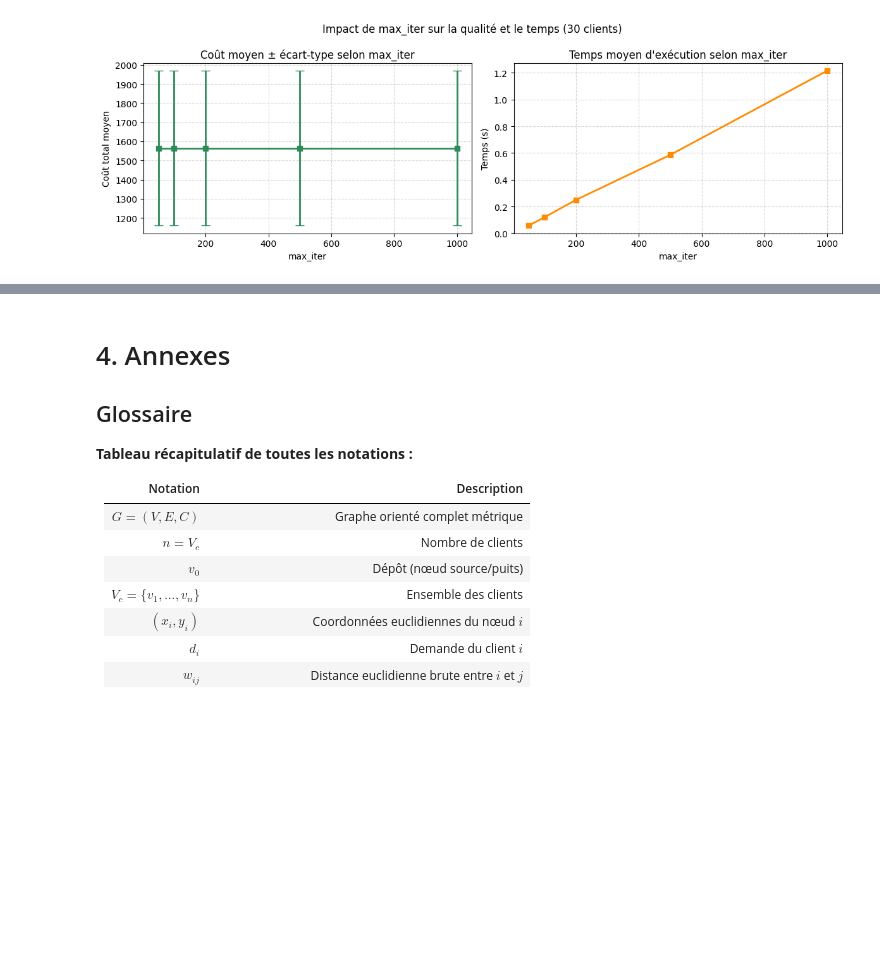
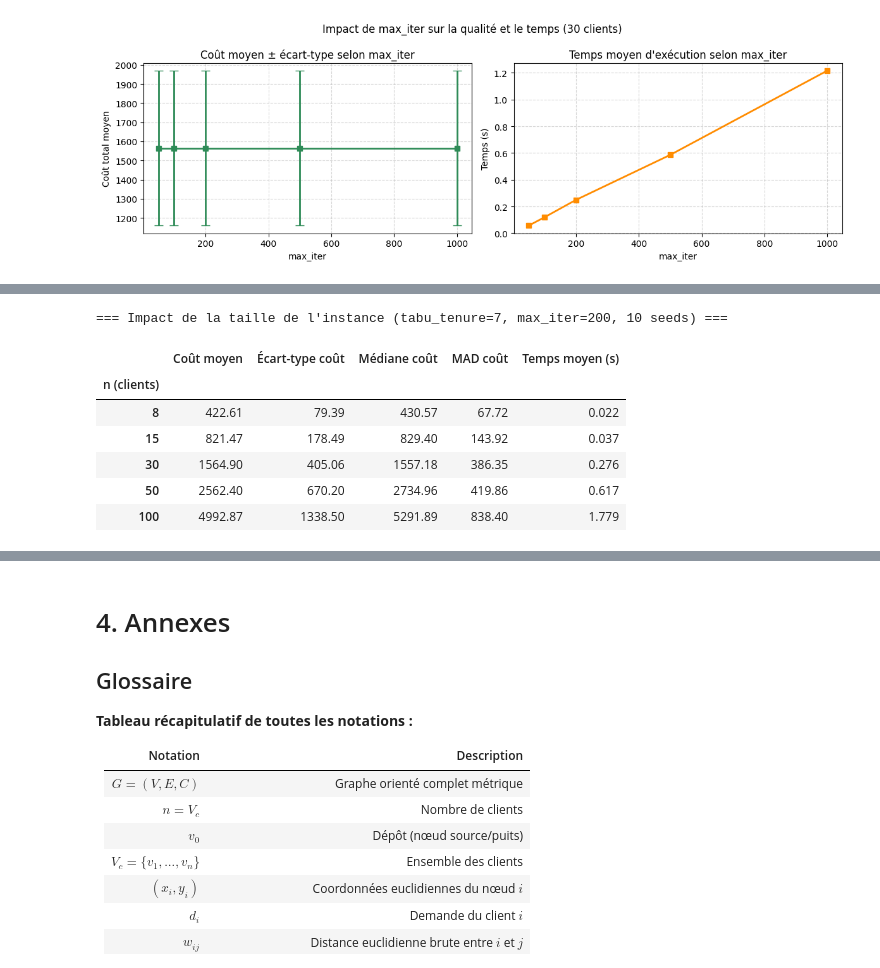
Before and after one commit to LonelyBadeline/CesiCDP, a Jupyter notebook: CesiCDP.ipynb, the cells around one changed output, grey strips where cells are left out. Saved outputs shown, nothing was run; the diff lists cells and outputs as text; code cells hidden in the pictures; blank space fills up the shorter version.

```diff
--- a/CesiCDP.ipynb
+++ b/CesiCDP.ipynb
@@ -1782,0 +1786,48 @@ On comparera les résultats obtenus sur les trois catégories d'instances (petit
+# %%
+SIZES = [8, 15, 30, 50, 100]
+TENURE_OPT  = 7
+MAX_ITER_OPT = 200
+
+results_size = []
+
+for n in SIZES:
+    costs, times = [], []
+    for seed in range(N_SEEDS):
+        coords_s, dist_s = generate_instance(n, seed=seed)
+        demands_s = [0] + [np.random.default_rng(seed).integers(1, 11).item()
+                           for _ in range(n - 1)]
+        t0 = time.time()
+        _, cost = tabu_search_cvrp(
+            dist_s, demands_s, CAPACITY,
+            tabu_tenure=TENURE_OPT,
+            max_iter=MAX_ITER_OPT
+        )
+        elapsed = time.time() - t0
+        costs.append(cost)
+        times.append(elapsed)
+
+    costs = np.array(costs)
+    times = np.array(times)
+    mad_cost = np.median(np.abs(costs - np.median(costs)))
+
+    results_size.append({
+        "n (clients)"     : n,
+        "Coût moyen"      : round(costs.mean(), 2),
+        "Écart-type coût" : round(costs.std(), 2),
+        "Médiane coût"    : round(np.median(costs), 2),
+        "MAD coût"        : round(mad_cost, 2),
+        "Temps moyen (s)" : round(times.mean(), 3),
+    })
+
+df_size = pd.DataFrame(results_size).set_index("n (clients)")
+print("=== Impact de la taille de l'instance (tabu_tenure=7, max_iter=200, 10 seeds) ===")
+df_size
+# %% [output]
+=== Impact de la taille de l'instance (tabu_tenure=7, max_iter=200, 10 seeds) ===
+|  | Coût moyen | Écart-type coût | Médiane coût | MAD coût | Temps moyen (s) |
+| n (clients) |  |  |  |  |  |
+| 8 | 422.61 | 79.39 | 430.57 | 67.72 | 0.022 |
+| 15 | 821.47 | 178.49 | 829.40 | 143.92 | 0.037 |
+| 30 | 1564.90 | 405.06 | 1557.18 | 386.35 | 0.276 |
+| 50 | 2562.40 | 670.20 | 2734.96 | 419.86 | 0.617 |
+| 100 | 4992.87 | 1338.50 | 5291.89 | 838.40 | 1.779 |
```
Also changed, not shown: parts of 6 cells of this notebook.
